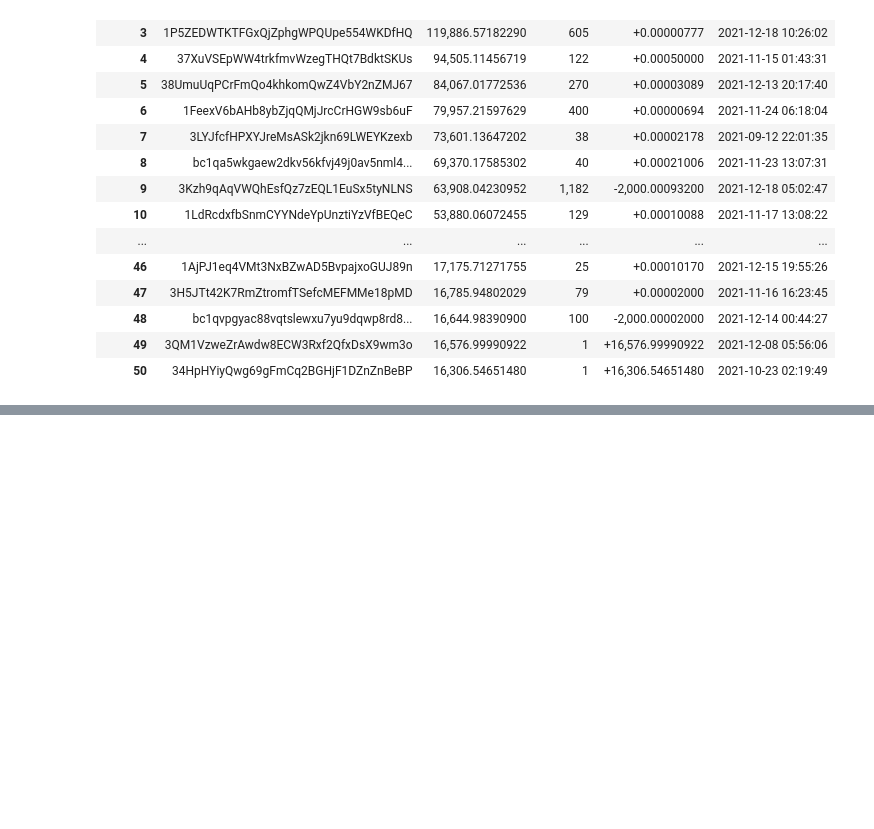
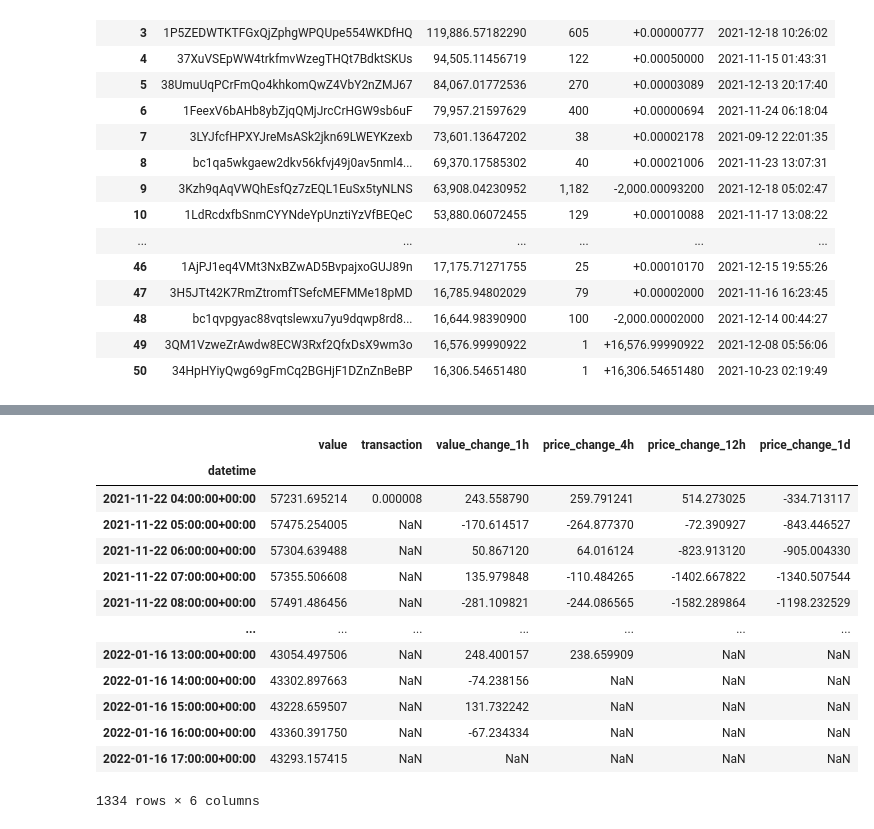
Before and after one commit to Money-Printing/wallet-analysis, a Jupyter notebook: notebooks/notebook_btc.ipynb, the cells around one changed output, grey strips where cells are left out. Saved outputs shown, nothing was run; the diff lists cells and outputs as text; code cells hidden in the pictures; blank space fills up the shorter version.

```diff
--- a/notebooks/notebook_btc.ipynb
+++ b/notebooks/notebook_btc.ipynb
@@ -249,0 +180,18 @@ fig.add_traces([
+# %%
+data = assign_value_change(data)
+data
+# %% [output]
+|  | value | transaction | value_change_1h | price_change_4h | price_change_12h | price_change_1d |
+| datetime |  |  |  |  |  |  |
+| 2021-11-22 04:00:00+00:00 | 57231.695214 | 0.000008 | 243.558790 | 259.791241 | 514.273025 | -334.713117 |
+| 2021-11-22 05:00:00+00:00 | 57475.254005 | NaN | -170.614517 | -264.877370 | -72.390927 | -843.446527 |
+| 2021-11-22 06:00:00+00:00 | 57304.639488 | NaN | 50.867120 | 64.016124 | -823.913120 | -905.004330 |
+| 2021-11-22 07:00:00+00:00 | 57355.506608 | NaN | 135.979848 | -110.484265 | -1402.667822 | -1340.507544 |
+| 2021-11-22 08:00:00+00:00 | 57491.486456 | NaN | -281.109821 | -244.086565 | -1582.289864 | -1198.232529 |
+| ... | ... | ... | ... | ... | ... | ... |
+| 2022-01-16 13:00:00+00:00 | 43054.497506 | NaN | 248.400157 | 238.659909 | NaN | NaN |
+| 2022-01-16 14:00:00+00:00 | 43302.897663 | NaN | -74.238156 | NaN | NaN | NaN |
+| 2022-01-16 15:00:00+00:00 | 43228.659507 | NaN | 131.732242 | NaN | NaN | NaN |
+| 2022-01-16 16:00:00+00:00 | 43360.391750 | NaN | -67.234334 | NaN | NaN | NaN |
+| 2022-01-16 17:00:00+00:00 | 43293.157415 | NaN | NaN | NaN | NaN | NaN |
+1334 rows × 6 columns
```
Also changed, not shown: parts of 29 cells of this notebook, 3 other files.
